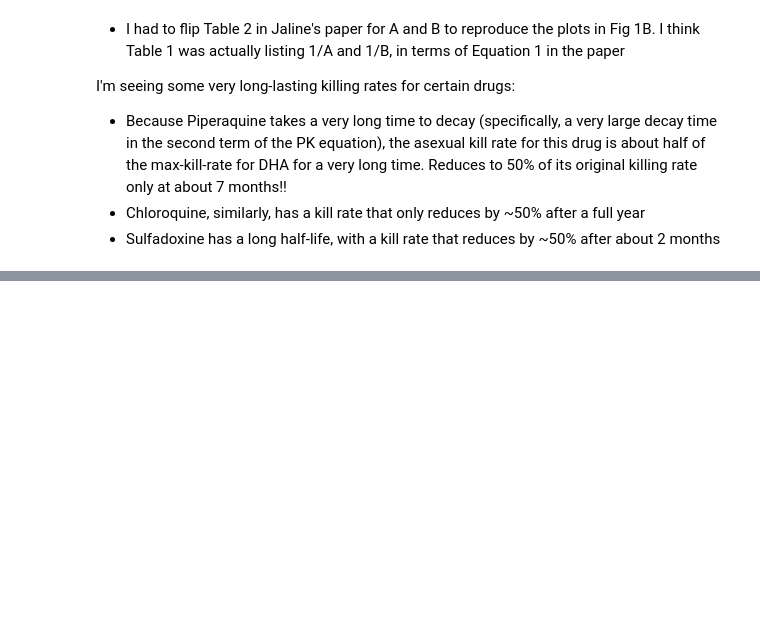
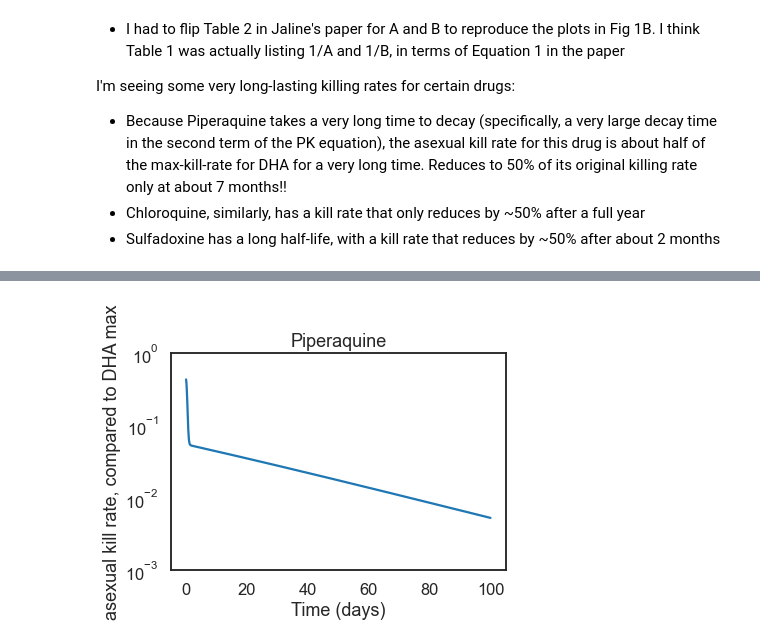
Before and after one commit to jgsuresh/sandbox-jsuresh, a Jupyter notebook: drug_pkpd/pkpd_v1.ipynb, the cells around one changed output, grey strips where cells are left out. Drawn from its saved outputs; the diff is of its cells as text; code cells hidden in the pictures; blank space fills up the shorter version.

```diff
--- a/drug_pkpd/pkpd_v1.ipynb
+++ b/drug_pkpd/pkpd_v1.ipynb
@@ -242,0 +273,4 @@ I'm seeing some very long-lasting killing rates for certain drugs:
+# %%
+plot_kill_rate_vs_days("Piperaquine", normalize=True, logscale=True)
+# %% [output]
+[figure, added]
```
Also changed, not shown: parts of 25 cells of this notebook.
